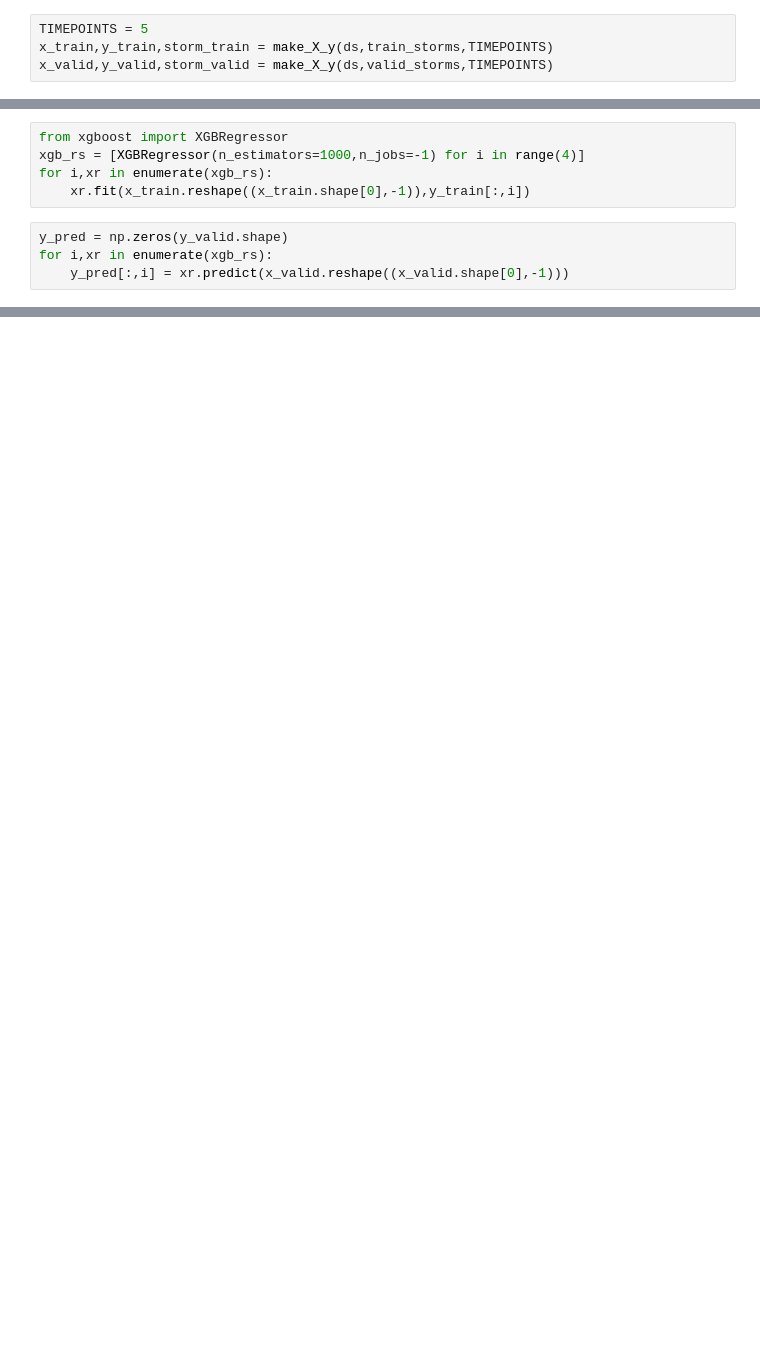
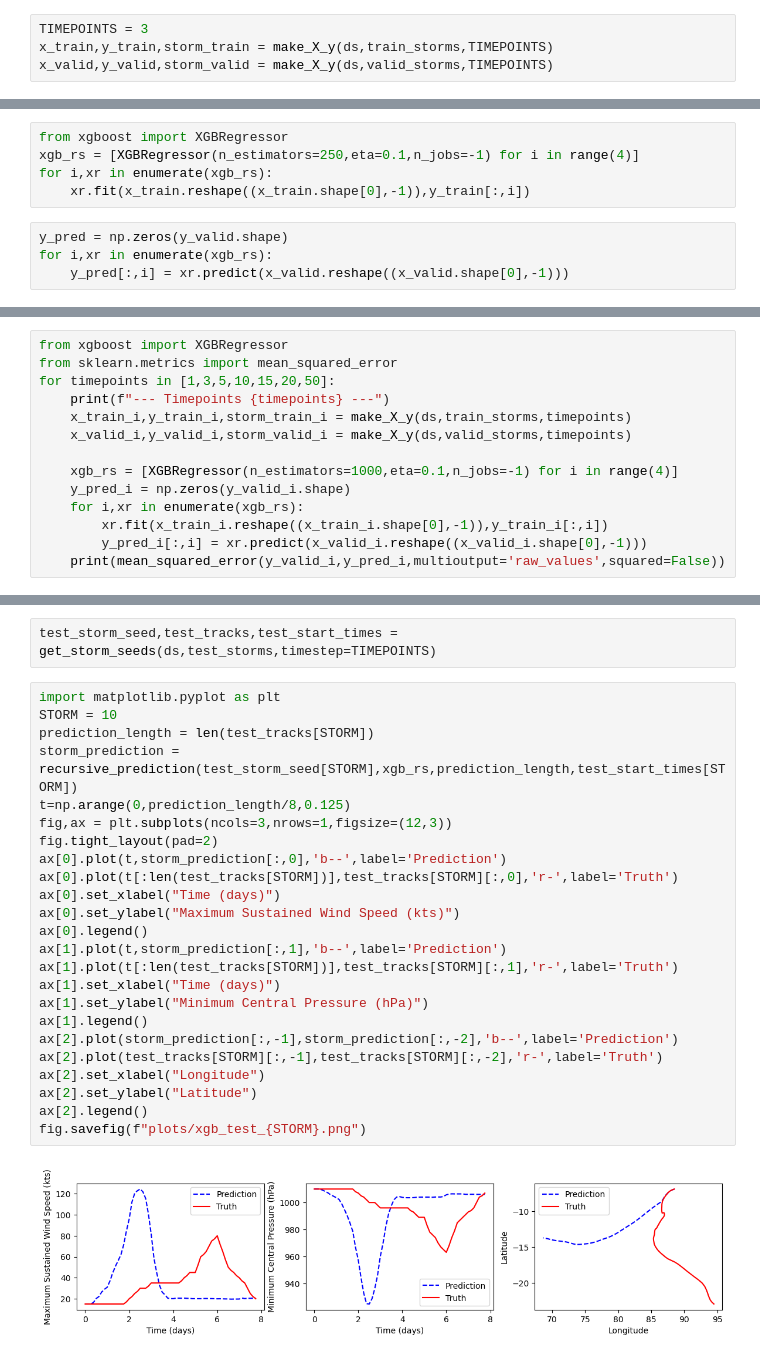
Before and after one commit to OneOneFour/CS229-Project, a Jupyter notebook: sst_experiments/ibtracs_sst_xgboost.ipynb, the cells around one changed output, grey strips where cells are left out. Saved outputs shown, nothing was run; the diff lists cells and outputs as text; blank space fills up the shorter version.

```diff
--- a/sst_experiments/ibtracs_sst_xgboost.ipynb
+++ b/sst_experiments/ibtracs_sst_xgboost.ipynb
@@ -47,14 +47,14 @@ def make_X_y(ds,selected_storms,timesteps=5):
             storms.append(storm)
     return np.stack(Xout),np.stack(yout),np.array(storms)
 # %%
-TIMEPOINTS = 5
+TIMEPOINTS = 3
 x_train,y_train,storm_train = make_X_y(ds,train_storms,TIMEPOINTS)
 x_valid,y_valid,storm_valid = make_X_y(ds,valid_storms,TIMEPOINTS)
 # %% [markdown]
 ### Training
 # %%
 from xgboost import XGBRegressor
-xgb_rs = [XGBRegressor(n_estimators=1000,n_jobs=-1) for i in range(4)]
+xgb_rs = [XGBRegressor(n_estimators=250,eta=0.1,n_jobs=-1) for i in range(4)]
 for i,xr in enumerate(xgb_rs):
     xr.fit(x_train.reshape((x_train.shape[0],-1)),y_train[:,i])
 # %%
@@ -68,0 +100,14 @@ array([4.05207942, 3.09744603, 2.35041723, 2.2497678 ])
+# %%
+from xgboost import XGBRegressor
+from sklearn.metrics import mean_squared_error
+for timepoints in [1,3,5,10,15,20,50]:
+    print(f"--- Timepoints {timepoints} ---")
+    x_train_i,y_train_i,storm_train_i = make_X_y(ds,train_storms,timepoints)
+    x_valid_i,y_valid_i,storm_valid_i = make_X_y(ds,valid_storms,timepoints)
+
+    xgb_rs = [XGBRegressor(n_estimators=1000,eta=0.1,n_jobs=-1) for i in range(4)]
+    y_pred_i = np.zeros(y_valid_i.shape)
+    for i,xr in enumerate(xgb_rs):
+        xr.fit(x_train_i.reshape((x_train_i.shape[0],-1)),y_train_i[:,i])
+        y_pred_i[:,i] = xr.predict(x_valid_i.reshape((x_valid_i.shape[0],-1)))
+    print(mean_squared_error(y_valid_i,y_pred_i,multioutput='raw_values',squared=False))
@@ -68,0 +211,28 @@ array([4.05207942, 3.09744603, 2.35041723, 2.2497678 ])
+# %%
+test_storm_seed,test_tracks,test_start_times = get_storm_seeds(ds,test_storms,timestep=TIMEPOINTS)
+# %%
+import matplotlib.pyplot as plt
+STORM = 10
+prediction_length = len(test_tracks[STORM])
+storm_prediction = recursive_prediction(test_storm_seed[STORM],xgb_rs,prediction_length,test_start_times[STORM])
+t=np.arange(0,prediction_length/8,0.125)
+fig,ax = plt.subplots(ncols=3,nrows=1,figsize=(12,3))
+fig.tight_layout(pad=2)
+ax[0].plot(t,storm_prediction[:,0],'b--',label='Prediction')
+ax[0].plot(t[:len(test_tracks[STORM])],test_tracks[STORM][:,0],'r-',label='Truth')
+ax[0].set_xlabel("Time (days)")
+ax[0].set_ylabel("Maximum Sustained Wind Speed (kts)")
+ax[0].legend()
+ax[1].plot(t,storm_prediction[:,1],'b--',label='Prediction')
+ax[1].plot(t[:len(test_tracks[STORM])],test_tracks[STORM][:,1],'r-',label='Truth')
+ax[1].set_xlabel("Time (days)")
+ax[1].set_ylabel("Minimum Central Pressure (hPa)")
+ax[1].legend()
+ax[2].plot(storm_prediction[:,-1],storm_prediction[:,-2],'b--',label='Prediction')
+ax[2].plot(test_tracks[STORM][:,-1],test_tracks[STORM][:,-2],'r-',label='Truth')
+ax[2].set_xlabel("Longitude")
+ax[2].set_ylabel("Latitude")
+ax[2].legend()
+fig.savefig(f"plots/xgb_test_{STORM}.png")
+# %% [output]
+[figure, added]
```
Also changed, not shown: parts of 15 cells of this notebook, 8 other files.
